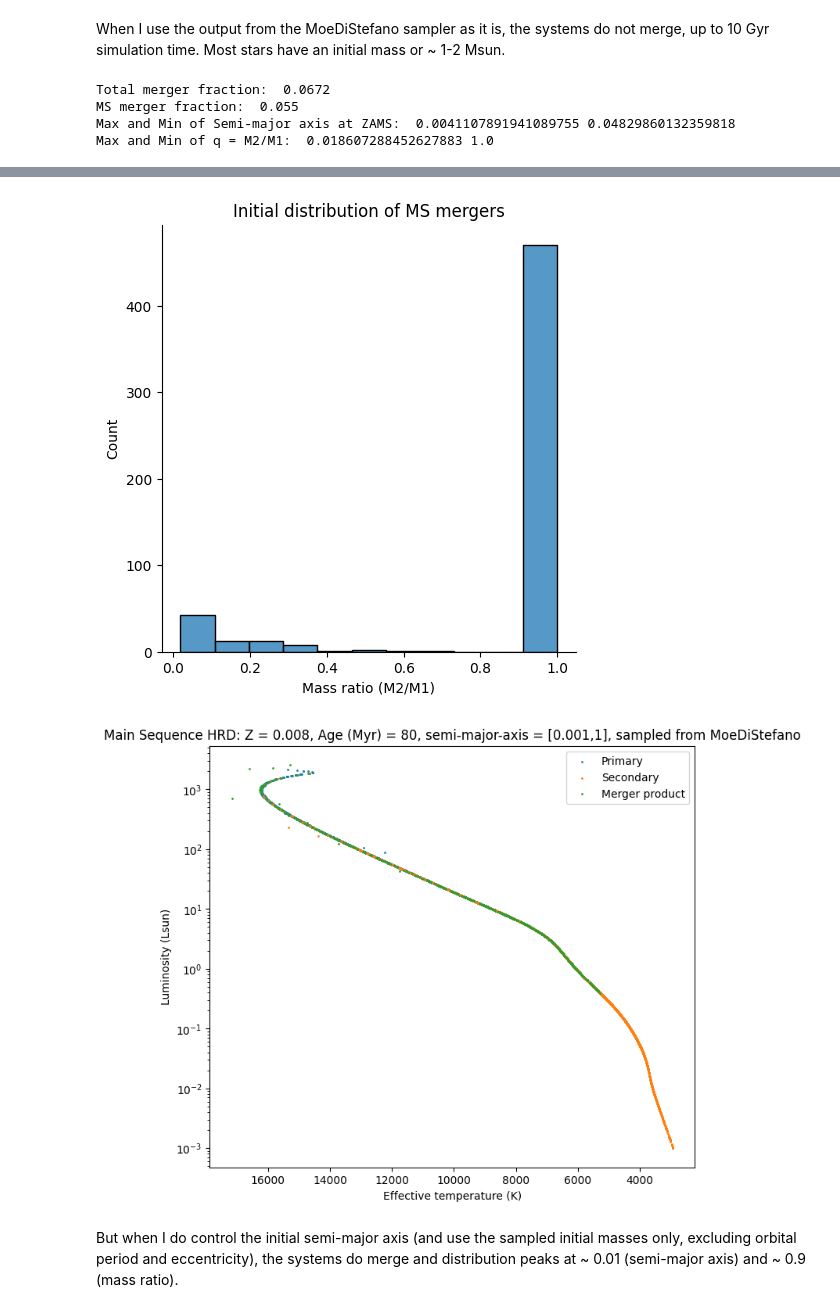
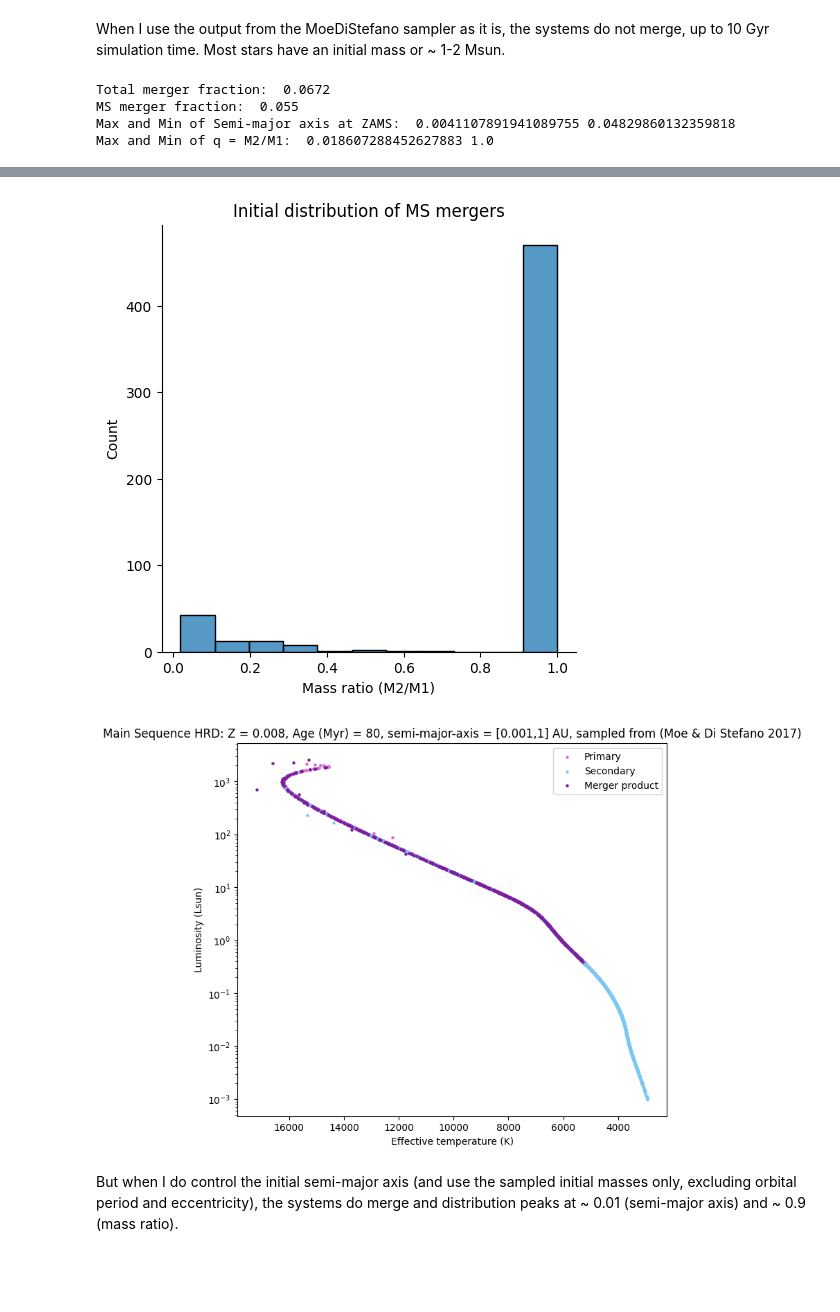
Before and after one commit to mkim0029/COMPAS, a Jupyter notebook: src/Initial_distribution/read.ipynb, the cells around one changed output, grey strips where cells are left out. Cells and saved outputs as stored; diff of their text form; code cells hidden in the pictures; blank space fills up the shorter version.

Commit message:
rand detailed evol plotter and changed plot colours

```diff
--- a/src/Initial_distribution/read.ipynb
+++ b/src/Initial_distribution/read.ipynb
@@ -66,9 +66,9 @@ def plot_results(filename, Z, Age, other_info = ''):
 
     merger_progenitor = restrict(restrict(SP_df, 'type1', 0, 1), 'type2', 0, 1)
     plt.figure(figsize=(8,7))
-    plt.scatter(merger_progenitor.Teff1, merger_progenitor.L1, label = 'Primary', s = 1)
-    plt.scatter(merger_progenitor.Teff2, merger_progenitor.L2, label = 'Secondary', s = 1)
-    plt.scatter(MS_merger_SP_df.Teff1, MS_merger_SP_df.L1, label = 'Merger product', s = 1)
+    plt.scatter(merger_progenitor.Teff1, merger_progenitor.L1, label = 'Primary', s = 5, c = "#DA70D6")
+    plt.scatter(merger_progenitor.Teff2, merger_progenitor.L2, label = 'Secondary', s = 5, c = "#7BC8F6")
+    plt.scatter(MS_merger_SP_df.Teff1, MS_merger_SP_df.L1, label = 'Merger product', s = 5, c = "#7E1E9C")
     plt.gca().invert_xaxis()
     plt.title('Main Sequence HRD: Z = ' + str(Z) + ', Age (Myr) = '+ str(Age) + other_info)
     plt.xlabel('Effective temperature (K)')
@@ -128,15 +128,15 @@ Max and Min of q = M2/M1:  nan nan
 # %% [markdown]
 When I use the output from the MoeDiStefano sampler as it is, the systems do not merge, up to 10 Gyr simulation time. Most stars have an initial mass or ~ 1-2 Msun.
 # %%
-plot_results('COMPAS_Output_sampled_80Myr.h5', 0.008, 80, other_info = ', semi-major-axis = [0.001,1], sampled from MoeDiStefano')
+plot_results('COMPAS_Output_sampled_80Myr.h5', 0.008, 80, other_info = ', semi-major-axis = [0.001,1] AU, sampled from (Moe & Di Stefano 2017)')
 # %% [output]
 Total merger fraction:  0.0672
 MS merger fraction:  0.055
 Max and Min of Semi-major axis at ZAMS:  0.0041107891941089755 0.04829860132359818
 Max and Min of q = M2/M1:  0.018607288452627883 1.0
 [figure]
 [figure]
-[figure, old version]
+[figure, new version]
 # %% [markdown]
 But when I do control the initial semi-major axis (and use the sampled initial masses only, excluding orbital period and eccentricity), the systems do merge and distribution peaks at ~ 0.01 (semi-major axis) and ~ 0.9 (mass ratio).
 # %%
```
Also changed, not shown: parts of 1 cell of this notebook, 1 other file.
